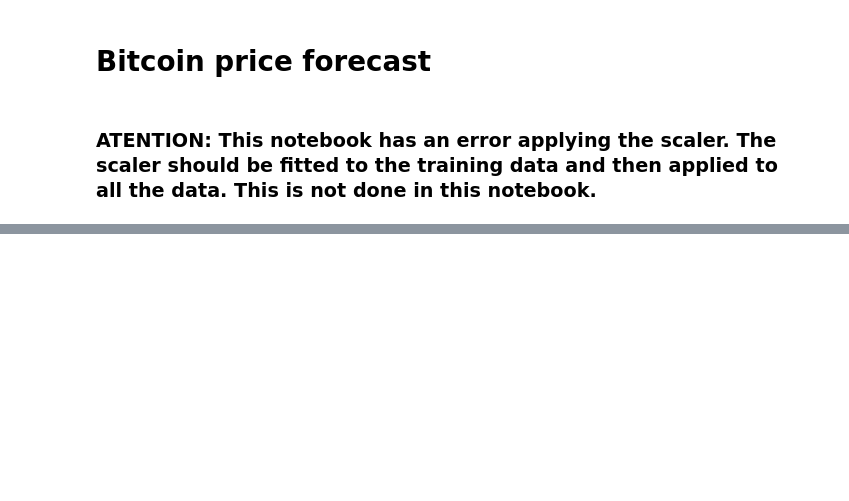
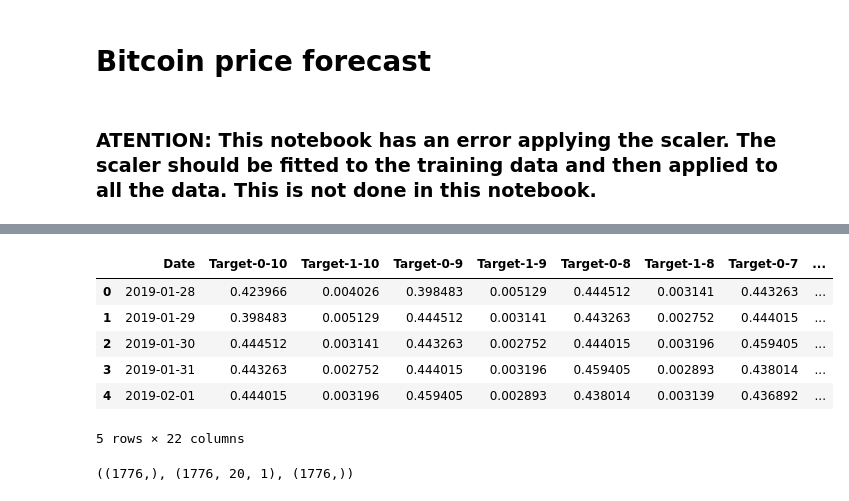
Before and after one commit to Lucas-CE/Bitcoin-forecast, a Jupyter notebook: Problem-2/original_notebook.ipynb, the cells around one changed output, grey strips where cells are left out. Cells and saved outputs as stored; diff of their text form; code cells hidden in the pictures; blank space fills up the shorter version.

```diff
--- a/Problem-2/original_notebook.ipynb
+++ b/Problem-2/original_notebook.ipynb
@@ -52,41 +119,46 @@ df.head()
 # %%
 import numpy as np
 
-# n = number of features
 def df_to_windowed_df(dataframe, n=3):
-  column_features = dataframe.columns[:-1]
   target = dataframe.loc[:,df.columns[-1]].to_numpy()
-  dates = dataframe.index[n-1:].to_numpy()
-  Y = target[n-1:]
+  dates = dataframe.index[n:].to_numpy()
+  Y = target[n:]
   feat_amount = len(df.columns) - 1
   input_columns = []
   for i in range(1, feat_amount + 1):
     input_columns.append(dataframe.loc[:,dataframe.columns[-1 * i - 1]].to_numpy())
 
   X = []
-  # X[j] correspond to the j-th feature
   for i in range(feat_amount):
     X.append([])
-  for i in range(n):
+  for i in range(1, n + 1):
     for j in range(feat_amount):
-      if i == n - 1:
-        X[j].append(input_columns[j][i:])
-      else:
-        X[j].append(input_columns[j][i:i - n + 1])
+      X[j].append(input_columns[j][n-i:-i])
+
+  for i in range(feat_amount):
+    X[i].reverse()
 
   ret_df = pd.DataFrame()
   ret_df['Date'] = dates
 
   for i in range(0, n):
     for j in range(feat_amount):
-      ret_df[f'Target-{column_features[j]}-{n-i}'] = X[j][i]
+      ret_df[f'Target-{j}-{n-i}'] = X[j][i]
 
   ret_df['Target'] = Y
 
   return ret_df
 
 windowed_df = df_to_windowed_df(df, n=10)
 windowed_df.head()
+# %% [output]
+|  | Date | Target-0-10 | Target-1-10 | Target-0-9 | Target-1-9 | Target-0-8 | Target-1-8 | Target-0-7 | ... |
+| 0 | 2019-01-28 | 0.423966 | 0.004026 | 0.398483 | 0.005129 | 0.444512 | 0.003141 | 0.443263 | ... |
+| 1 | 2019-01-29 | 0.398483 | 0.005129 | 0.444512 | 0.003141 | 0.443263 | 0.002752 | 0.444015 | ... |
+| 2 | 2019-01-30 | 0.444512 | 0.003141 | 0.443263 | 0.002752 | 0.444015 | 0.003196 | 0.459405 | ... |
+| 3 | 2019-01-31 | 0.443263 | 0.002752 | 0.444015 | 0.003196 | 0.459405 | 0.002893 | 0.438014 | ... |
+| 4 | 2019-02-01 | 0.444015 | 0.003196 | 0.459405 | 0.002893 | 0.438014 | 0.003139 | 0.436892 | ... |
+5 rows × 22 columns
 # %%
 def windowed_df_to_date_X_y(windowed_dataframe):
   df_as_np = windowed_dataframe.to_numpy()
@@ -102,6 +174,8 @@ def windowed_df_to_date_X_y(windowed_dataframe):
 
 dates, X, y = windowed_df_to_date_X_y(windowed_df)
 dates.shape, X.shape, y.shape
+# %% [output]
+((1776,), (1776, 20, 1), (1776,))
 # %%
 train_percentage = 0.7
 val_percentage = 0.1
```
Also changed, not shown: parts of 14 cells of this notebook.
